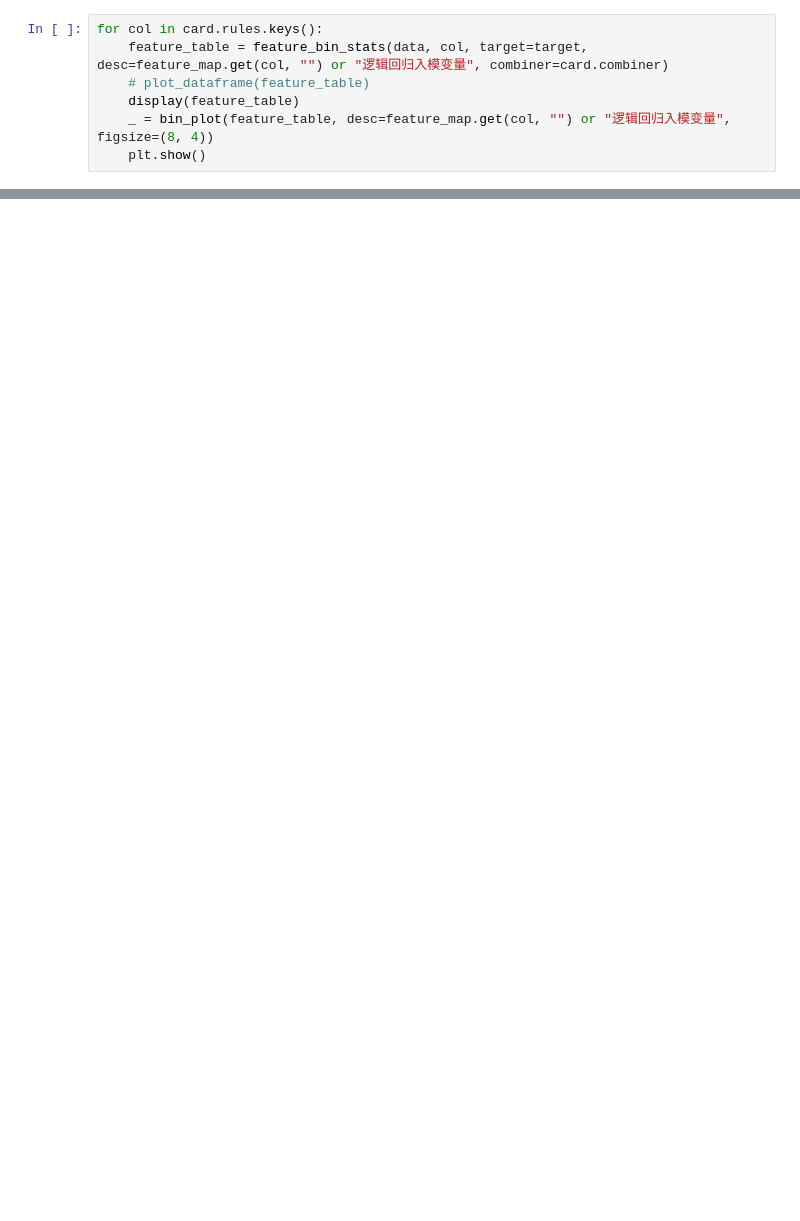
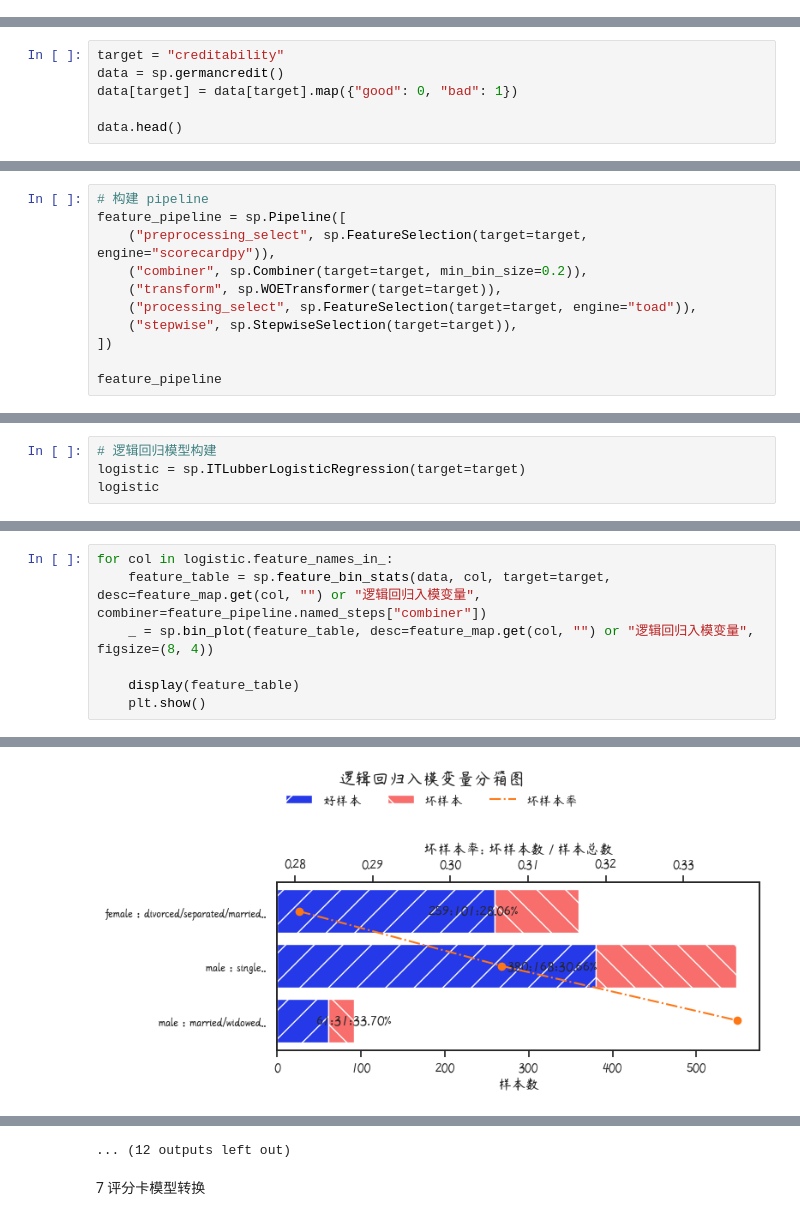
Before and after one commit to itlubber/scorecardpipeline, a Jupyter notebook: examples/scorecard_samples.ipynb, the cells around one changed output, grey strips where cells are left out. Saved outputs shown, nothing was run; the diff lists cells and outputs as text; blank space fills up the shorter version.

```diff
--- a/examples/scorecard_samples.ipynb
+++ b/examples/scorecard_samples.ipynb
@@ -139,7 +0,0 @@ feature_map = dict(zip(feature_describe["变量名称"], feature_describe["变
-# %%
-for col in card.rules.keys():
-    feature_table = feature_bin_stats(data, col, target=target, desc=feature_map.get(col, "") or "逻辑回归入模变量", combiner=card.combiner)
-    # plot_dataframe(feature_table)
-    display(feature_table)
-    _ = bin_plot(feature_table, desc=feature_map.get(col, "") or "逻辑回归入模变量", figsize=(8, 4))
-    plt.show()
@@ -581,0 +86,6 @@ writer.save("model_report/评分卡模型报告.xlsx")
+# %%
+target = "creditability"
+data = sp.germancredit()
+data[target] = data[target].map({"good": 0, "bad": 1})
+
+data.head()
@@ -581,0 +284,11 @@ writer.save("model_report/评分卡模型报告.xlsx")
+# %%
+# 构建 pipeline
+feature_pipeline = sp.Pipeline([
+    ("preprocessing_select", sp.FeatureSelection(target=target, engine="scorecardpy")),
+    ("combiner", sp.Combiner(target=target, min_bin_size=0.2)),
+    ("transform", sp.WOETransformer(target=target)),
+    ("processing_select", sp.FeatureSelection(target=target, engine="toad")),
+    ("stepwise", sp.StepwiseSelection(target=target)),
+])
+
+feature_pipeline
@@ -581,0 +366,4 @@ writer.save("model_report/评分卡模型报告.xlsx")
+# %%
+# 逻辑回归模型构建
+logistic = sp.ITLubberLogisticRegression(target=target)
+logistic
@@ -581,0 +527,8 @@ writer.save("model_report/评分卡模型报告.xlsx")
+# %%
+for col in logistic.feature_names_in_:
+    feature_table = sp.feature_bin_stats(data, col, target=target, desc=feature_map.get(col, "") or "逻辑回归入模变量", combiner=feature_pipeline.named_steps["combiner"])
+    _ = sp.bin_plot(feature_table, desc=feature_map.get(col, "") or "逻辑回归入模变量", figsize=(8, 4))
+
+    display(feature_table)
+    plt.show()
+# %% [output]
@@ -581,0 +539 @@ writer.save("model_report/评分卡模型报告.xlsx")
+[figure, added]
@@ -581,0 +565,3 @@ writer.save("model_report/评分卡模型报告.xlsx")
+... (12 outputs left out)
+# %% [markdown]
+7 评分卡模型转换
```
Also changed, not shown: parts of 100 cells of this notebook, 7 other files.
